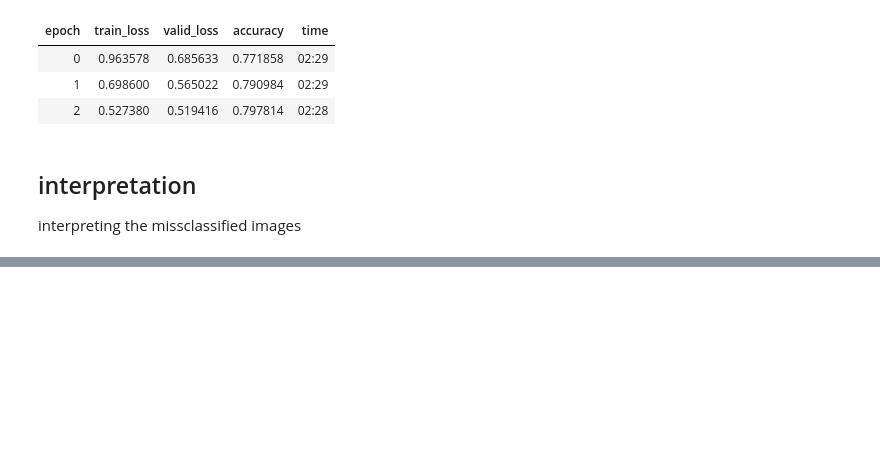
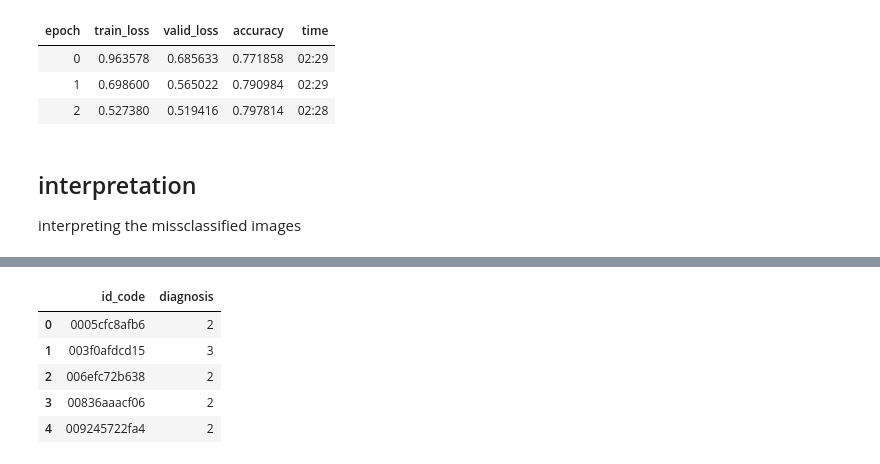
Before and after one commit to humandotlearning/Competitions, a Jupyter notebook: kaggle/APTOS_2019_Blindness_Detection/APTOS_2019_Blindness_Detection.ipynb, the cells around one changed output, grey strips where cells are left out. Saved outputs shown, nothing was run; the diff lists cells and outputs as text; code cells hidden in the pictures; blank space fills up the shorter version.

```diff
--- a/kaggle/APTOS_2019_Blindness_Detection/APTOS_2019_Blindness_Detection.ipynb
+++ b/kaggle/APTOS_2019_Blindness_Detection/APTOS_2019_Blindness_Detection.ipynb
@@ -84,0 +88,4 @@ interp.plot_top_losses(9)
+# %%
+# test dataframe
+test_df = pd.read_csv('test.csv')
+test_df.head()
@@ -84,0 +99,22 @@ interp.plot_top_losses(9)
+# %%
+# gets the path of each image in the exact order as the test dataframe
+test_im_name = list(test_df['id_code'].apply(lambda x: '{}.png'.format(test_ims/x)))
+# %%
+# does prediction and saves it in the list: pred_list
+pred_list = []
+for im_path in tqdm(test_im_name):
+    im = open_image(im_path)
+    _, category , _ = learn.predict(im)
+    category = int(category)
+    pred_list.append(category)
+# %%
+# adds the column of prediction in the test_df
+test_df['diagnosis'] = pred_list
+test_df.head()
+# %% [output]
+|  | id_code | diagnosis |
+| 0 | 0005cfc8afb6 | 2 |
+| 1 | 003f0afdcd15 | 3 |
+| 2 | 006efc72b638 | 2 |
+| 3 | 00836aaacf06 | 2 |
+| 4 | 009245722fa4 | 2 |
```
Also changed, not shown: parts of 8 cells of this notebook.
